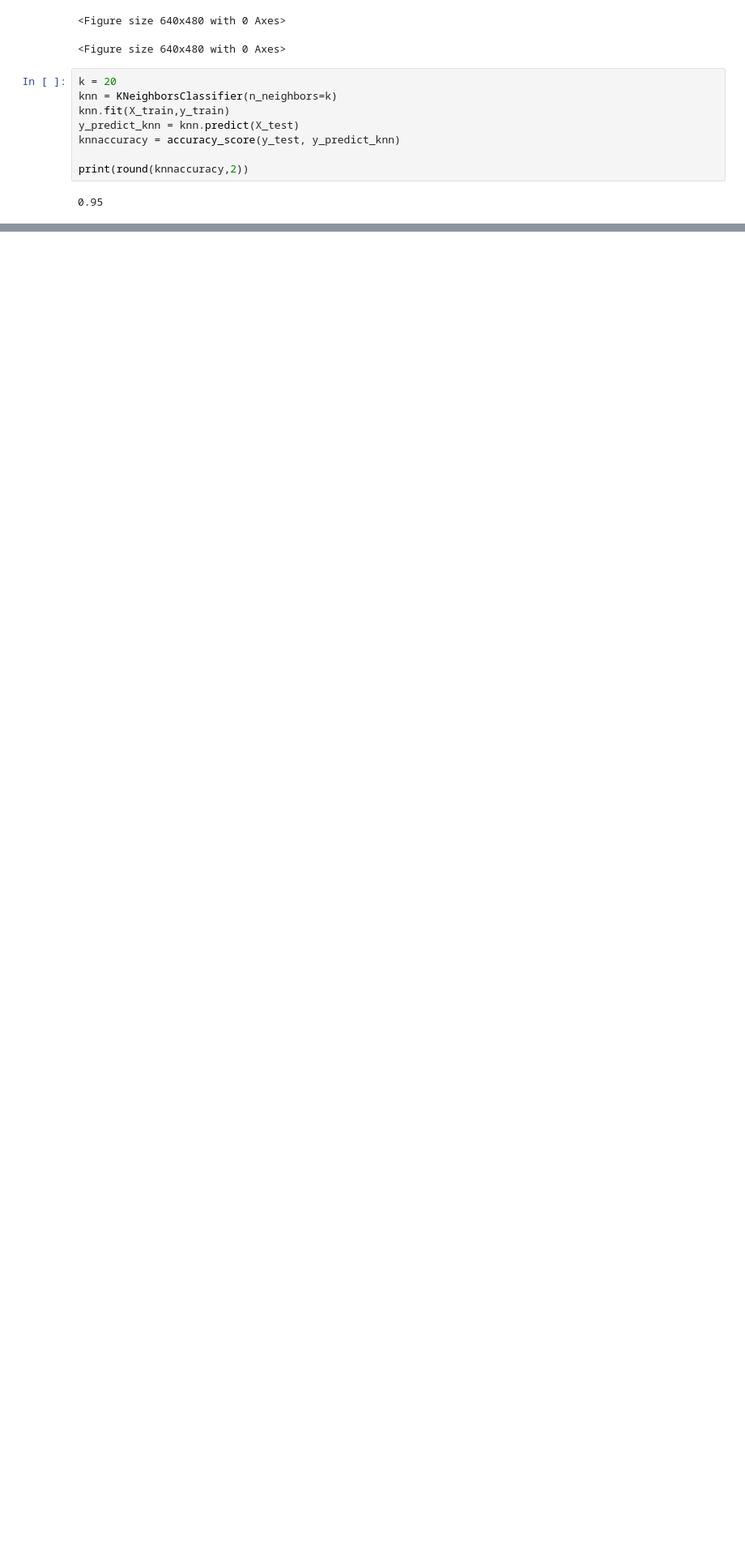
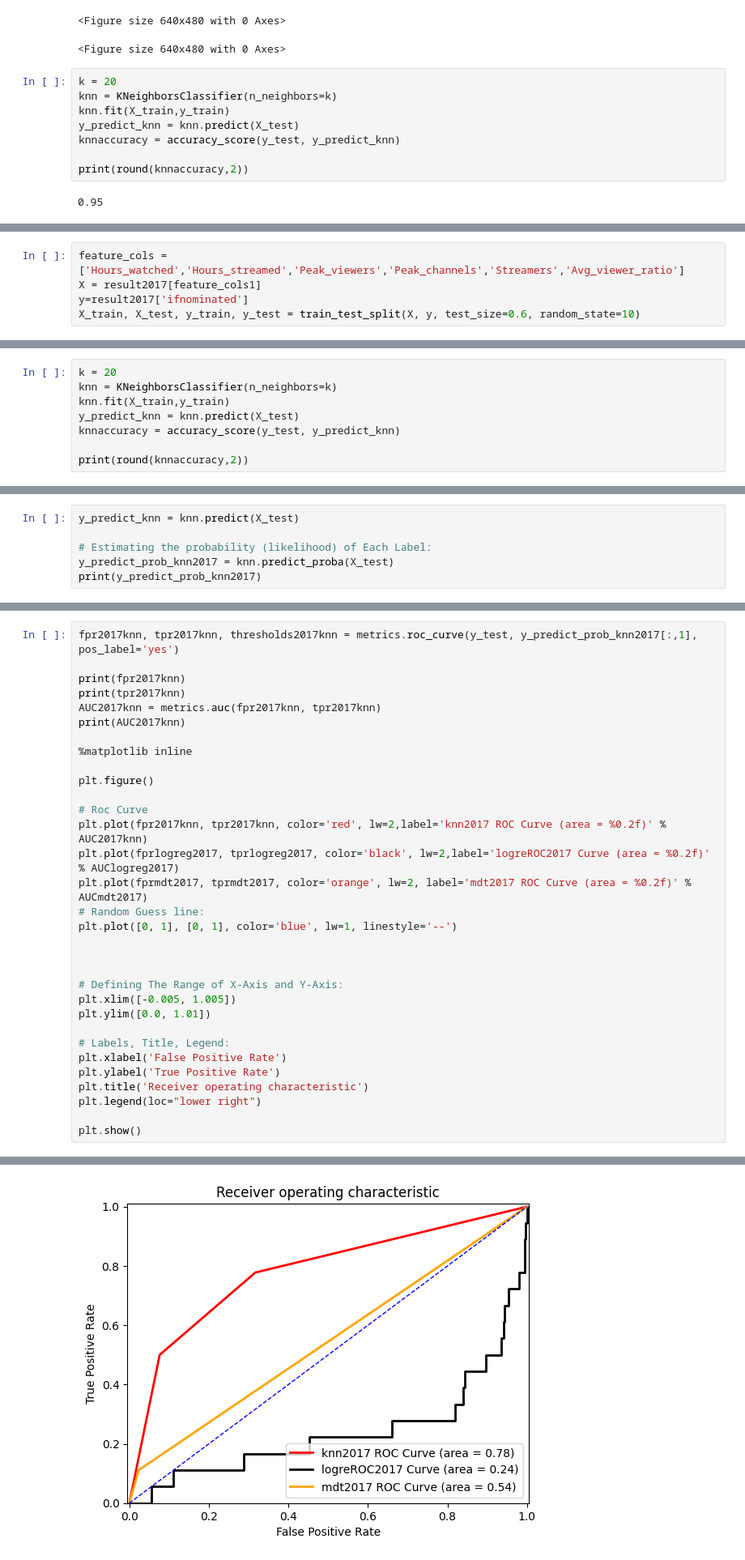
Before and after one commit to ggarci10/twitchdataproject, a Jupyter notebook: final_project_twitch_game_.ipynb, the cells around one changed output, grey strips where cells are left out. Shown: that part at 81% size. Saved outputs shown, nothing was run; the diff lists cells and outputs as text; blank space fills up the shorter version.

```diff
--- a/final_project_twitch_game_.ipynb
+++ b/final_project_twitch_game_.ipynb
@@ -534,0 +579,5 @@ plt.show()
+# %%
+feature_cols = ['Hours_watched','Hours_streamed','Peak_viewers','Peak_channels','Streamers','Avg_viewer_ratio']
+X = result2017[feature_cols1]
+y=result2017['ifnominated']
+X_train, X_test, y_train, y_test = train_test_split(X, y, test_size=0.6, random_state=10)
@@ -534,0 +682,8 @@ plt.show()
+# %%
+k = 20
+knn = KNeighborsClassifier(n_neighbors=k)
+knn.fit(X_train,y_train)
+y_predict_knn = knn.predict(X_test)
+knnaccuracy = accuracy_score(y_test, y_predict_knn)
+
+print(round(knnaccuracy,2))
@@ -534,0 +692,6 @@ plt.show()
+# %%
+y_predict_knn = knn.predict(X_test)
+
+# Estimating the probability (likelihood) of Each Label:
+y_predict_prob_knn2017 = knn.predict_proba(X_test)
+print(y_predict_prob_knn2017)
@@ -534,0 +716,33 @@ plt.show()
+# %%
+fpr2017knn, tpr2017knn, thresholds2017knn = metrics.roc_curve(y_test, y_predict_prob_knn2017[:,1], pos_label='yes')
+
+print(fpr2017knn)
+print(tpr2017knn)
+AUC2017knn = metrics.auc(fpr2017knn, tpr2017knn)
+print(AUC2017knn)
+
+%matplotlib inline
+
+plt.figure()
+
+# Roc Curve
+plt.plot(fpr2017knn, tpr2017knn, color='red', lw=2,label='knn2017 ROC Curve (area = %0.2f)' % AUC2017knn)
+plt.plot(fprlogreg2017, tprlogreg2017, color='black', lw=2,label='logreROC2017 Curve (area = %0.2f)' % AUClogreg2017)
+plt.plot(fprmdt2017, tprmdt2017, color='orange', lw=2, label='mdt2017 ROC Curve (area = %0.2f)' % AUCmdt2017)
+# Random Guess line:
+plt.plot([0, 1], [0, 1], color='blue', lw=1, linestyle='--')
+
+
+
+# Defining The Range of X-Axis and Y-Axis:
+plt.xlim([-0.005, 1.005])
+plt.ylim([0.0, 1.01])
+
+# Labels, Title, Legend:
+plt.xlabel('False Positive Rate')
+plt.ylabel('True Positive Rate')
+plt.title('Receiver operating characteristic')
+plt.legend(loc="lower right")
+
+plt.show()
+# %% [output]
@@ -534,0 +752 @@ plt.show()
+[figure, added]
```
Also changed, not shown: parts of 23 cells of this notebook.
